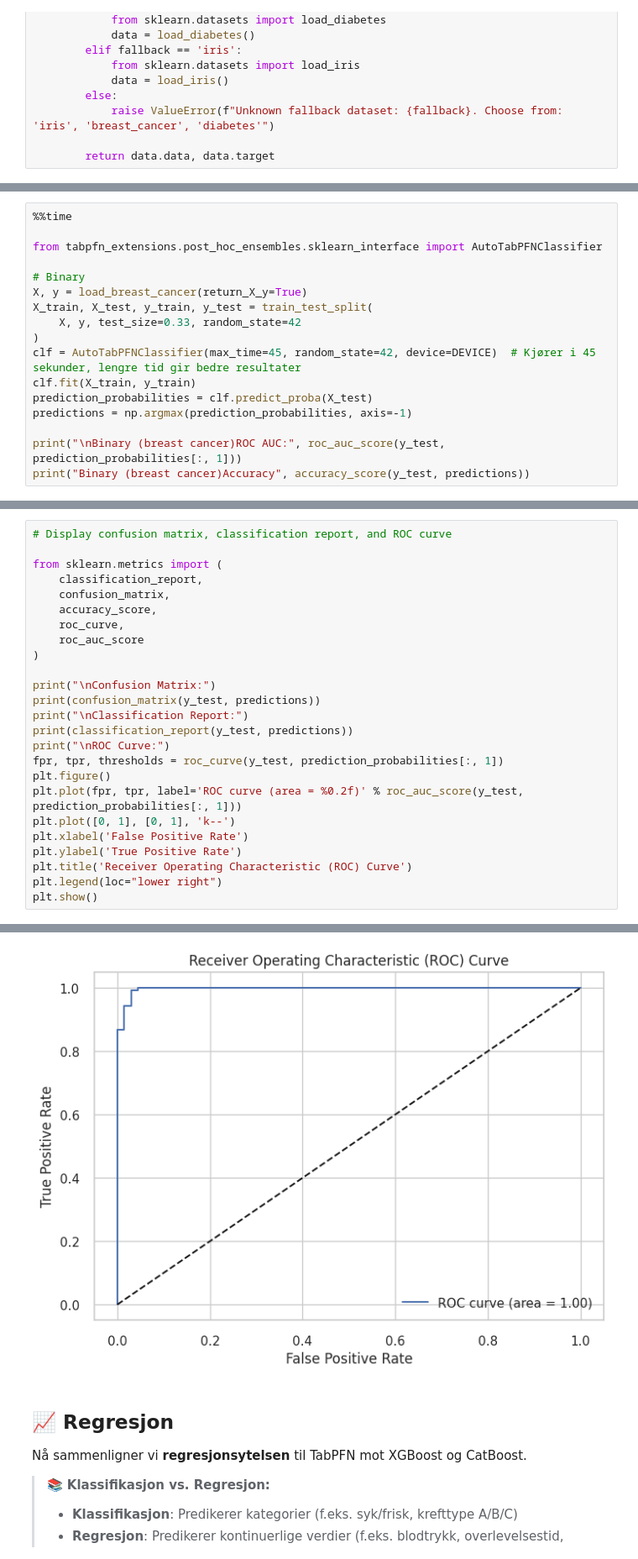
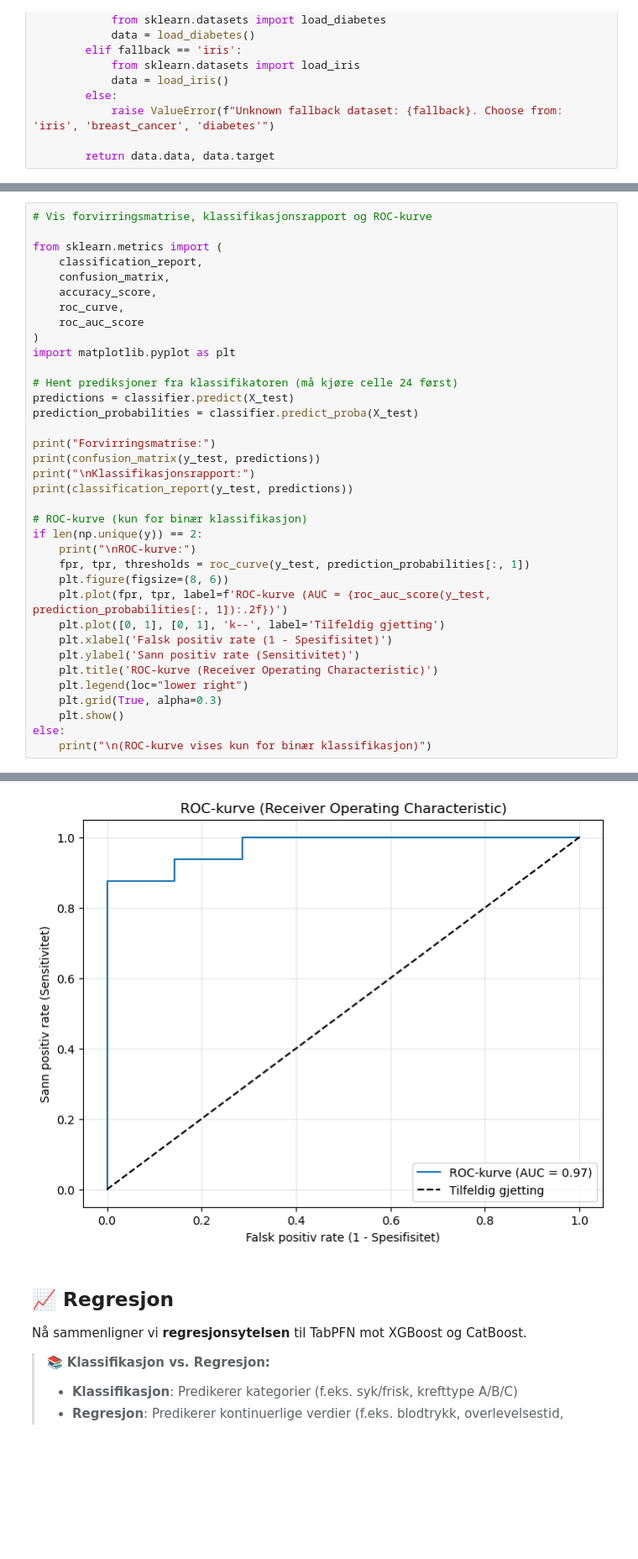
Before and after one commit to arvidl/ELMED219-2026, a Jupyter notebook: Lab2-DL/notebooks/F1-TabPFN-intro.ipynb, the cells around one changed output, grey strips where cells are left out. Shown at 84% size. Drawn from its saved outputs; the diff is of its cells as text; blank space fills up the shorter version.

```diff
--- a/Lab2-DL/notebooks/F1-TabPFN-intro.ipynb
+++ b/Lab2-DL/notebooks/F1-TabPFN-intro.ipynb
@@ -749,17 +907,0 @@ Text(0.5, 1.0, 'Model Comparison - 5-fold Cross-validation')
-# %%
-%%time
-
-from tabpfn_extensions.post_hoc_ensembles.sklearn_interface import AutoTabPFNClassifier
-
-# Binary
-X, y = load_breast_cancer(return_X_y=True)
-X_train, X_test, y_train, y_test = train_test_split(
-    X, y, test_size=0.33, random_state=42
-)
-clf = AutoTabPFNClassifier(max_time=45, random_state=42, device=DEVICE)  # Kjører i 45 sekunder, lengre tid gir bedre resultater
-clf.fit(X_train, y_train)
-prediction_probabilities = clf.predict_proba(X_test)
-predictions = np.argmax(prediction_probabilities, axis=-1)
-
-print("\nBinary (breast cancer)ROC AUC:", roc_auc_score(y_test, prediction_probabilities[:, 1]))
-print("Binary (breast cancer)Accuracy", accuracy_score(y_test, predictions))
@@ -789,5 +1020,5 @@ Wall time: 1min 45s
 # %%
-# Display confusion matrix, classification report, and ROC curve
+# Vis forvirringsmatrise, klassifikasjonsrapport og ROC-kurve
 
 from sklearn.metrics import (
     classification_report,
@@ -796,19 +1027,30 @@ from sklearn.metrics import (
     roc_curve,
     roc_auc_score
 )
+import matplotlib.pyplot as plt
 
-print("\nConfusion Matrix:")
+# Hent prediksjoner fra klassifikatoren (må kjøre celle 24 først)
+predictions = classifier.predict(X_test)
+prediction_probabilities = classifier.predict_proba(X_test)
+
+print("Forvirringsmatrise:")
 print(confusion_matrix(y_test, predictions))
-print("\nClassification Report:")
+print("\nKlassifikasjonsrapport:")
 print(classification_report(y_test, predictions))
-print("\nROC Curve:")
-fpr, tpr, thresholds = roc_curve(y_test, prediction_probabilities[:, 1])
-plt.figure()
-plt.plot(fpr, tpr, label='ROC curve (area = %0.2f)' % roc_auc_score(y_test, prediction_probabilities[:, 1]))
-plt.plot([0, 1], [0, 1], 'k--')
-plt.xlabel('False Positive Rate')
-plt.ylabel('True Positive Rate')
-plt.title('Receiver Operating Characteristic (ROC) Curve')
-plt.legend(loc="lower right")
-plt.show()
+
+# ROC-kurve (kun for binær klassifikasjon)
+if len(np.unique(y)) == 2:
+    print("\nROC-kurve:")
+    fpr, tpr, thresholds = roc_curve(y_test, prediction_probabilities[:, 1])
+    plt.figure(figsize=(8, 6))
+    plt.plot(fpr, tpr, label=f'ROC-kurve (AUC = {roc_auc_score(y_test, prediction_probabilities[:, 1]):.2f})')
+    plt.plot([0, 1], [0, 1], 'k--', label='Tilfeldig gjetting')
+    plt.xlabel('Falsk positiv rate (1 - Spesifisitet)')
+    plt.ylabel('Sann positiv rate (Sensitivitet)')
+    plt.title('ROC-kurve (Receiver Operating Characteristic)')
+    plt.legend(loc="lower right")
+    plt.grid(True, alpha=0.3)
+    plt.show()
+else:
+    print("\n(ROC-kurve vises kun for binær klassifikasjon)")
 # %% [output]
@@ -831,4 +1073,4 @@ ROC Curve:
-[figure, old version]
+[figure, new version]
 # %% [markdown]
 ## 📈 Regresjon
 
```
Also changed, not shown: parts of 59 cells of this notebook, 8 other files.
